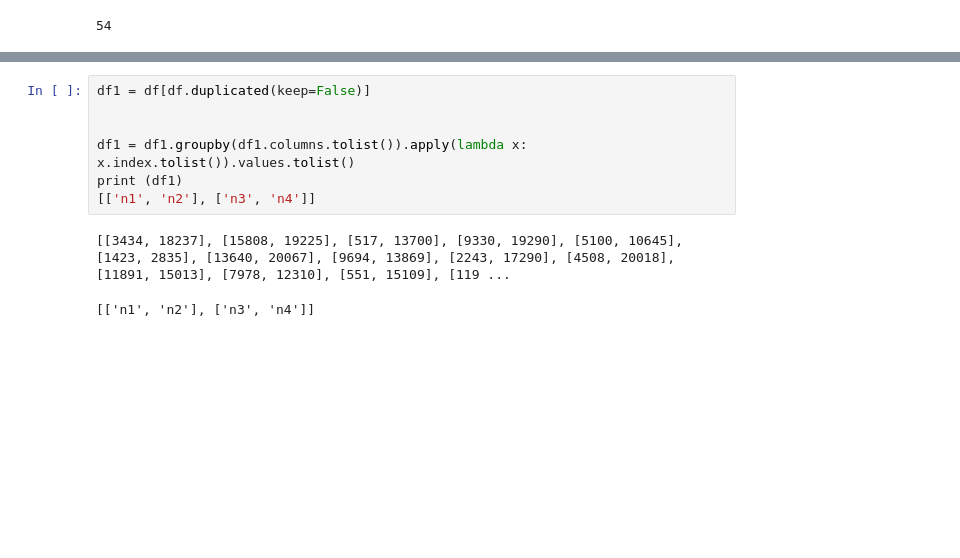
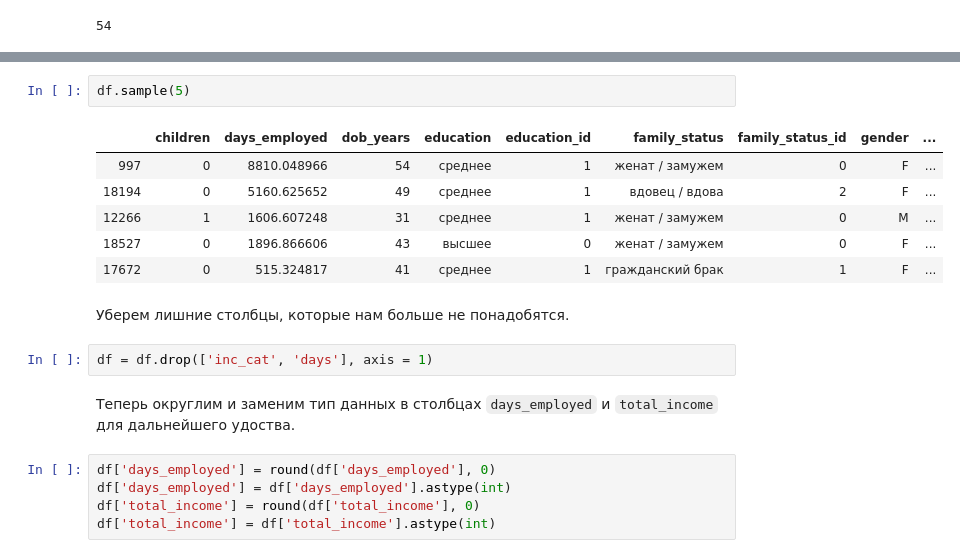
Before and after one commit to ViacheslavPogorelyy/YaP, a Jupyter notebook: part_number_one/project_1.ipynb, the cells around one changed output, grey strips where cells are left out. Drawn from its saved outputs; the diff is of its cells as text; blank space fills up the shorter version.

```diff
--- a/part_number_one/project_1.ipynb
+++ b/part_number_one/project_1.ipynb
@@ -426,10 +412,20 @@ df1 = df.drop_duplicates(keep='first')
-# %%
-df1 = df[df.duplicated(keep=False)]
-
-
-df1 = df1.groupby(df1.columns.tolist()).apply(lambda x: x.index.tolist()).values.tolist()
-print (df1)
-[['n1', 'n2'], ['n3', 'n4']]
-# %% [output]
-[[3434, 18237], [15808, 19225], [517, 13700], [9330, 19290], [5100, 10645], [1423, 2835], [13640, 20067], [9694, 13869], [2243, 17290], [4508, 20018], [11891, 15013], [7978, 12310], [551, 15109], [119 ...
-[['n1', 'n2'], ['n3', 'n4']]
+# %%
+df.sample(5)
+# %% [output]
+|  | children | days_employed | dob_years | education | education_id | family_status | family_status_id | gender | ... |
+| 997 | 0 | 8810.048966 | 54 | среднее | 1 | женат / замужем | 0 | F | ... |
+| 18194 | 0 | 5160.625652 | 49 | среднее | 1 | вдовец / вдова | 2 | F | ... |
+| 12266 | 1 | 1606.607248 | 31 | среднее | 1 | женат / замужем | 0 | M | ... |
+| 18527 | 0 | 1896.866606 | 43 | высшее | 0 | женат / замужем | 0 | F | ... |
+| 17672 | 0 | 515.324817 | 41 | среднее | 1 | гражданский брак | 1 | F | ... |
+# %% [markdown]
+Уберем лишние столбцы, которые нам больше не понадобятся.
+# %%
+df = df.drop(['inc_cat', 'days'], axis = 1)
+# %% [markdown]
+Теперь округлим и заменим тип данных в столбцах `days_employed` и `total_income` для дальнейшего удоства.
+# %%
+df['days_employed'] = round(df['days_employed'], 0)
+df['days_employed'] = df['days_employed'].astype(int)
+df['total_income'] = round(df['total_income'], 0)
+df['total_income'] = df['total_income'].astype(int)
```
Also changed, not shown: parts of 20 cells of this notebook.
